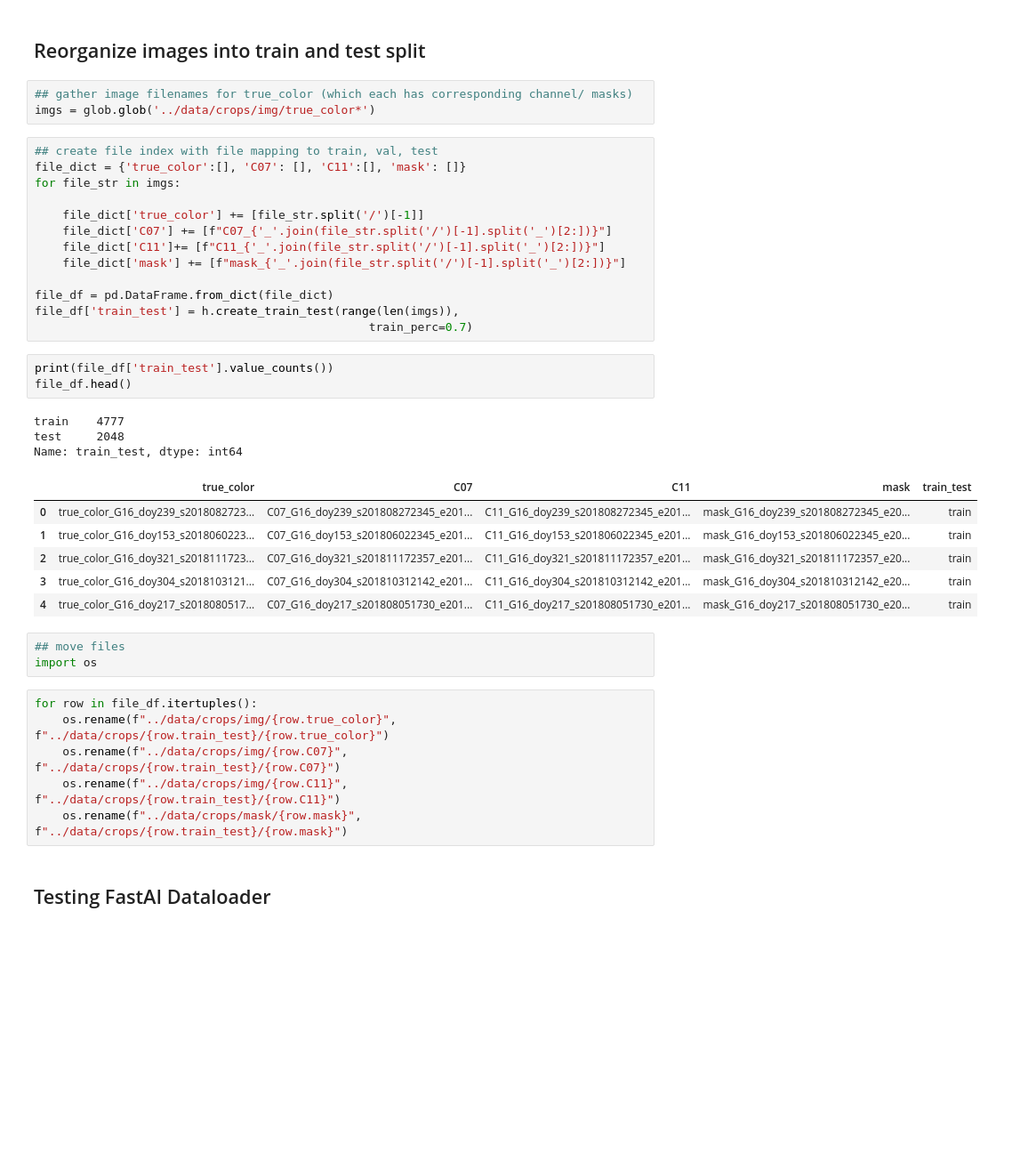
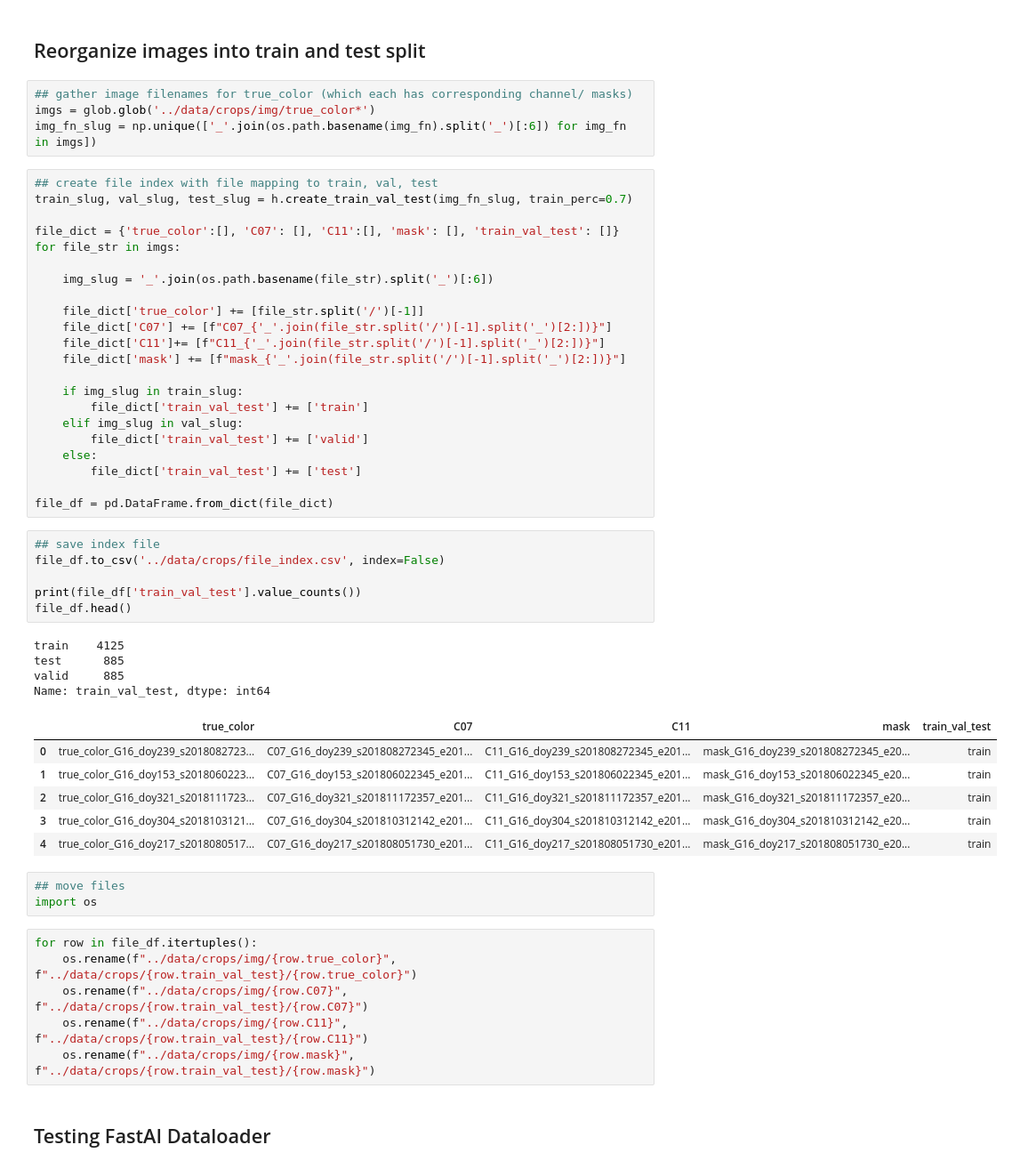
Before and after one commit to jeffwen/smoke_segmentation, a Jupyter notebook: notebooks/2_dataset_creation.ipynb, the cells around one changed output. Shown at 89% size. Cells and saved outputs as stored; diff of their text form; blank space fills up the shorter version.

Commit message:
update training code

```diff
--- a/notebooks/2_dataset_creation.ipynb
+++ b/notebooks/2_dataset_creation.ipynb
@@ -140,41 +140,55 @@ dp.img_crop(unique_idx_df, 300, 15)
 # %%
 ## gather image filenames for true_color (which each has corresponding channel/ masks)
 imgs = glob.glob('../data/crops/img/true_color*')
+img_fn_slug = np.unique(['_'.join(os.path.basename(img_fn).split('_')[:6]) for img_fn in imgs])
 # %%
 ## create file index with file mapping to train, val, test
-file_dict = {'true_color':[], 'C07': [], 'C11':[], 'mask': []}
+train_slug, val_slug, test_slug = h.create_train_val_test(img_fn_slug, train_perc=0.7)
+
+file_dict = {'true_color':[], 'C07': [], 'C11':[], 'mask': [], 'train_val_test': []}
 for file_str in imgs:
+
+    img_slug = '_'.join(os.path.basename(file_str).split('_')[:6])
 
     file_dict['true_color'] += [file_str.split('/')[-1]]
     file_dict['C07'] += [f"C07_{'_'.join(file_str.split('/')[-1].split('_')[2:])}"]
     file_dict['C11']+= [f"C11_{'_'.join(file_str.split('/')[-1].split('_')[2:])}"]
     file_dict['mask'] += [f"mask_{'_'.join(file_str.split('/')[-1].split('_')[2:])}"]
 
+    if img_slug in train_slug:
+        file_dict['train_val_test'] += ['train']
+    elif img_slug in val_slug:
+        file_dict['train_val_test'] += ['valid']
+    else:
+        file_dict['train_val_test'] += ['test']
+
 file_df = pd.DataFrame.from_dict(file_dict)
-file_df['train_test'] = h.create_train_test(range(len(imgs)),
-                                                train_perc=0.7)
-# %%
-print(file_df['train_test'].value_counts())
-file_df.head()
-# %% [output]
-train    4777
-test     2048
-Name: train_test, dtype: int64
-|  | true_color | C07 | C11 | mask | train_test |
-| 0 | true_color_G16_doy239_s2018082723... | C07_G16_doy239_s201808272345_e201... | C11_G16_doy239_s201808272345_e201... | mask_G16_doy239_s201808272345_e20... | train |
-| 1 | true_color_G16_doy153_s2018060223... | C07_G16_doy153_s201806022345_e201... | C11_G16_doy153_s201806022345_e201... | mask_G16_doy153_s201806022345_e20... | train |
-| 2 | true_color_G16_doy321_s2018111723... | C07_G16_doy321_s201811172357_e201... | C11_G16_doy321_s201811172357_e201... | mask_G16_doy321_s201811172357_e20... | train |
-| 3 | true_color_G16_doy304_s2018103121... | C07_G16_doy304_s201810312142_e201... | C11_G16_doy304_s201810312142_e201... | mask_G16_doy304_s201810312142_e20... | train |
-| 4 | true_color_G16_doy217_s2018080517... | C07_G16_doy217_s201808051730_e201... | C11_G16_doy217_s201808051730_e201... | mask_G16_doy217_s201808051730_e20... | train |
+# %%
+## save index file
+file_df.to_csv('../data/crops/file_index.csv', index=False)
+
+print(file_df['train_val_test'].value_counts())
+file_df.head()
+# %% [output]
+train    4125
+test      885
+valid     885
+Name: train_val_test, dtype: int64
+|  | true_color | C07 | C11 | mask | train_val_test |
+| 0 | true_color_G16_doy239_s2018082723... | C07_G16_doy239_s201808272345_e201... | C11_G16_doy239_s201808272345_e201... | mask_G16_doy239_s201808272345_e20... | train |
+| 1 | true_color_G16_doy153_s2018060223... | C07_G16_doy153_s201806022345_e201... | C11_G16_doy153_s201806022345_e201... | mask_G16_doy153_s201806022345_e20... | train |
+| 2 | true_color_G16_doy321_s2018111723... | C07_G16_doy321_s201811172357_e201... | C11_G16_doy321_s201811172357_e201... | mask_G16_doy321_s201811172357_e20... | train |
+| 3 | true_color_G16_doy304_s2018103121... | C07_G16_doy304_s201810312142_e201... | C11_G16_doy304_s201810312142_e201... | mask_G16_doy304_s201810312142_e20... | train |
+| 4 | true_color_G16_doy217_s2018080517... | C07_G16_doy217_s201808051730_e201... | C11_G16_doy217_s201808051730_e201... | mask_G16_doy217_s201808051730_e20... | train |
 # %%
 ## move files
 import os
 # %%
 for row in file_df.itertuples():
-    os.rename(f"../data/crops/img/{row.true_color}", f"../data/crops/{row.train_test}/{row.true_color}")
-    os.rename(f"../data/crops/img/{row.C07}", f"../data/crops/{row.train_test}/{row.C07}")
-    os.rename(f"../data/crops/img/{row.C11}", f"../data/crops/{row.train_test}/{row.C11}")
-    os.rename(f"../data/crops/mask/{row.mask}", f"../data/crops/{row.train_test}/{row.mask}")
+    os.rename(f"../data/crops/img/{row.true_color}", f"../data/crops/{row.train_val_test}/{row.true_color}")
+    os.rename(f"../data/crops/img/{row.C07}", f"../data/crops/{row.train_val_test}/{row.C07}")
+    os.rename(f"../data/crops/img/{row.C11}", f"../data/crops/{row.train_val_test}/{row.C11}")
+    os.rename(f"../data/crops/img/{row.mask}", f"../data/crops/{row.train_val_test}/{row.mask}")
 # %% [markdown]
 ## Testing FastAI Dataloader
 # %%
```
Also changed, not shown: parts of 3 cells of this notebook, 16 other files.
